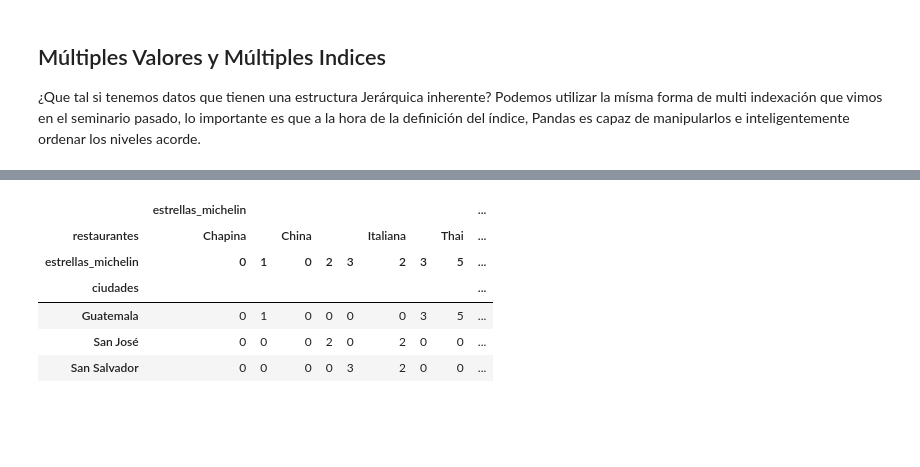
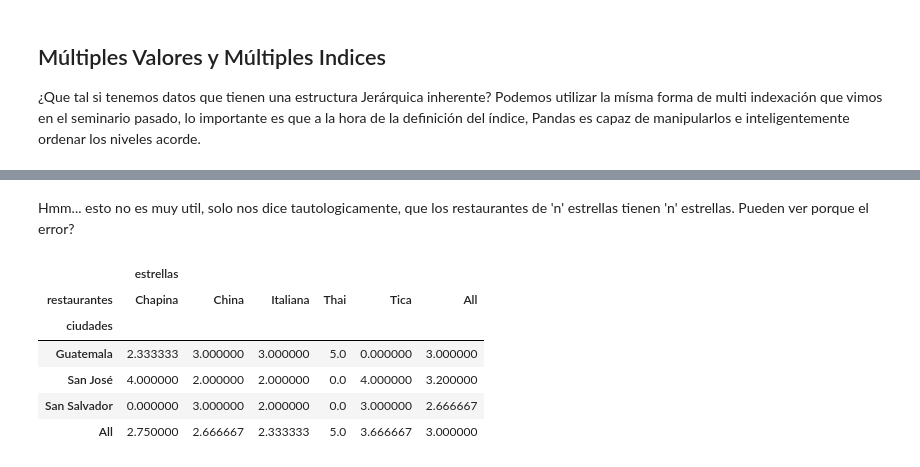
Before and after one commit to tian2992/notebooks_dateros, a Jupyter notebook: 02-Manipulacion-Agrupacion-Pivote/Manipulaciones-trasnformaciones.ipynb, the cells around one changed output, grey strips where cells are left out. Drawn from its saved outputs; the diff is of its cells as text; code cells hidden in the pictures; blank space fills up the shorter version.

```diff
--- a/02-Manipulacion-Agrupacion-Pivote/Manipulaciones-trasnformaciones.ipynb
+++ b/02-Manipulacion-Agrupacion-Pivote/Manipulaciones-trasnformaciones.ipynb
@@ -103,4 +108,12 @@ agrupacion_culinaria_m
 # %% [markdown]
 ## Múltiples Valores y Múltiples Indices
 ¿Que tal si tenemos datos que tienen una estructura Jerárquica inherente? Podemos utilizar la mísma forma de multi indexación que vimos en el seminario pasado, lo importante es que a la hora de la definición del índice, Pandas es capaz de manipularlos e inteligentemente ordenar los niveles acorde.
+# %%
+data_restaurantes_estrellas = {
+    'ciudades': ['Guatemala','Guatemala','Guatemala','Guatemala','Guatemala','Guatemala','San José','San José','San José','San José','San José','San Salvador','San Salvador','San Salvador'],
+    'restaurantes': ['Chapina','Chapina','China','Thai','Italiana','Chapina','Italiana','China','Tica','Chapina','Tica','Tica','Italiana','China'],
+    'estrellas': [5,3,3,5,3,1,2,2,4,4,4,3,2,3]
+}
+
+restaurantes_dataframe_estrellas = pd.DataFrame(data_restaurantes_estrellas)
 # %%
@@ -126,16 +149,19 @@ agrupacion_culinaria_promedio_estrellas
+# %% [markdown]
+Hmm... esto no es muy util, solo nos dice tautologicamente, que los restaurantes de 'n' estrellas tienen 'n' estrellas. Pueden ver porque el error?
 # %%
-agrupacion_culinaria_por_estrellas = restaurantes_dataframe_pares.pivot_table(
+agrupacion_culinaria_por_estrellas = restaurantes_dataframe_estrellas.pivot_table(
     index=["ciudades"],
-    values=["restaurantes", "estrellas_michelin"],
-    columns=["restaurantes", "estrellas_michelin"],
-    aggfunc={"restaurantes":len,"estrellas_michelin":np.mean},
-    fill_value=0)
-agrupacion_culinaria_estrellas
+    values=["estrellas"],
+    columns=["restaurantes"],
+    aggfunc={"estrellas":np.mean},
+    fill_value=0,
+    margins=True)
+agrupacion_culinaria_por_estrellas
 # %% [output]
-|  | estrellas_michelin |  |  |  |  |  |  |  | ... |
-| restaurantes | Chapina |  | China |  |  | Italiana |  | Thai | ... |
-| estrellas_michelin | 0 | 1 | 0 | 2 | 3 | 2 | 3 | 5 | ... |
-| ciudades |  |  |  |  |  |  |  |  | ... |
-| Guatemala | 0 | 1 | 0 | 0 | 0 | 0 | 3 | 5 | ... |
-| San José | 0 | 0 | 0 | 2 | 0 | 2 | 0 | 0 | ... |
-| San Salvador | 0 | 0 | 0 | 0 | 3 | 2 | 0 | 0 | ... |
+|  | estrellas |  |  |  |  |  |
+| restaurantes | Chapina | China | Italiana | Thai | Tica | All |
+| ciudades |  |  |  |  |  |  |
+| Guatemala | 2.333333 | 3.000000 | 3.000000 | 5.0 | 0.000000 | 3.000000 |
+| San José | 4.000000 | 2.000000 | 2.000000 | 0.0 | 4.000000 | 3.200000 |
+| San Salvador | 0.000000 | 3.000000 | 2.000000 | 0.0 | 3.000000 | 2.666667 |
+| All | 2.750000 | 2.666667 | 2.333333 | 5.0 | 3.666667 | 3.000000 |
```
Also changed, not shown: parts of 18 cells of this notebook.
